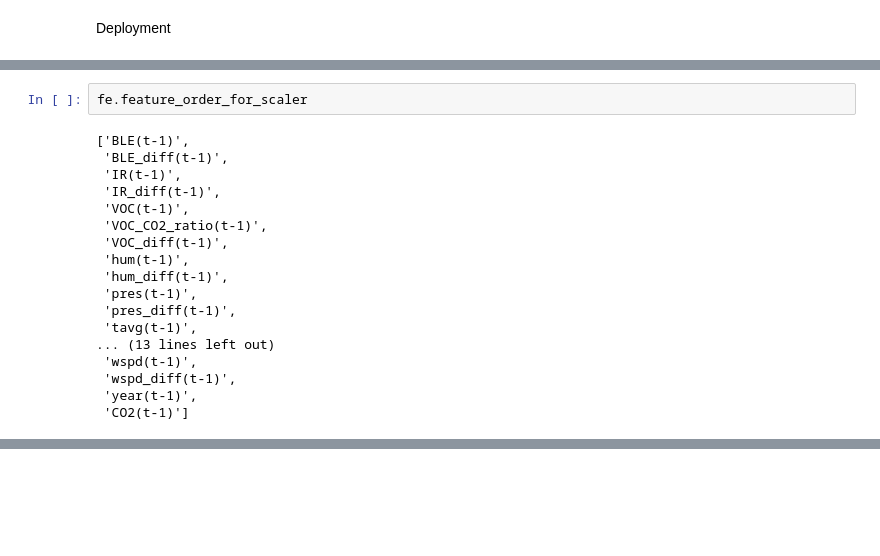
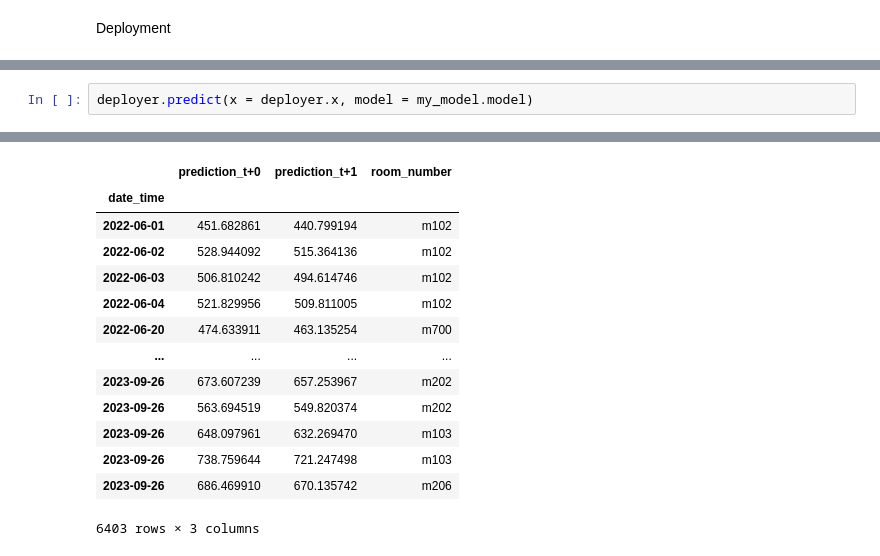
Before and after one commit to dan-vp/iot_co2_ampel_m, a Jupyter notebook: CO2_forecasting.ipynb, the cells around one changed output, grey strips where cells are left out. Saved outputs shown, nothing was run; the diff lists cells and outputs as text; blank space fills up the shorter version.

```diff
--- a/CO2_forecasting.ipynb
+++ b/CO2_forecasting.ipynb
@@ -265,20 +248,3 @@ ValueError: could not convert string to float: 'm001'
-# %%
-fe.feature_order_for_scaler
-# %% [output]
-['BLE(t-1)',
- 'BLE_diff(t-1)',
- 'IR(t-1)',
- 'IR_diff(t-1)',
- 'VOC(t-1)',
- 'VOC_CO2_ratio(t-1)',
- 'VOC_diff(t-1)',
- 'hum(t-1)',
- 'hum_diff(t-1)',
- 'pres(t-1)',
- 'pres_diff(t-1)',
- 'tavg(t-1)',
-... (13 lines left out)
- 'wspd(t-1)',
- 'wspd_diff(t-1)',
- 'year(t-1)',
- 'CO2(t-1)']
+# %%
+deployer.predict(x = deployer.x, model = my_model.model)
+# %% [output]
@@ -284,0 +252,14 @@ fe.feature_order_for_scaler
+|  | prediction_t+0 | prediction_t+1 | room_number |
+| date_time |  |  |  |
+| 2022-06-01 | 451.682861 | 440.799194 | m102 |
+| 2022-06-02 | 528.944092 | 515.364136 | m102 |
+| 2022-06-03 | 506.810242 | 494.614746 | m102 |
+| 2022-06-04 | 521.829956 | 509.811005 | m102 |
+| 2022-06-20 | 474.633911 | 463.135254 | m700 |
+| ... | ... | ... | ... |
+| 2023-09-26 | 673.607239 | 657.253967 | m202 |
+| 2023-09-26 | 563.694519 | 549.820374 | m202 |
+| 2023-09-26 | 648.097961 | 632.269470 | m103 |
+| 2023-09-26 | 738.759644 | 721.247498 | m103 |
+| 2023-09-26 | 686.469910 | 670.135742 | m206 |
+6403 rows × 3 columns
```
Also changed, not shown: parts of 8 cells of this notebook.
